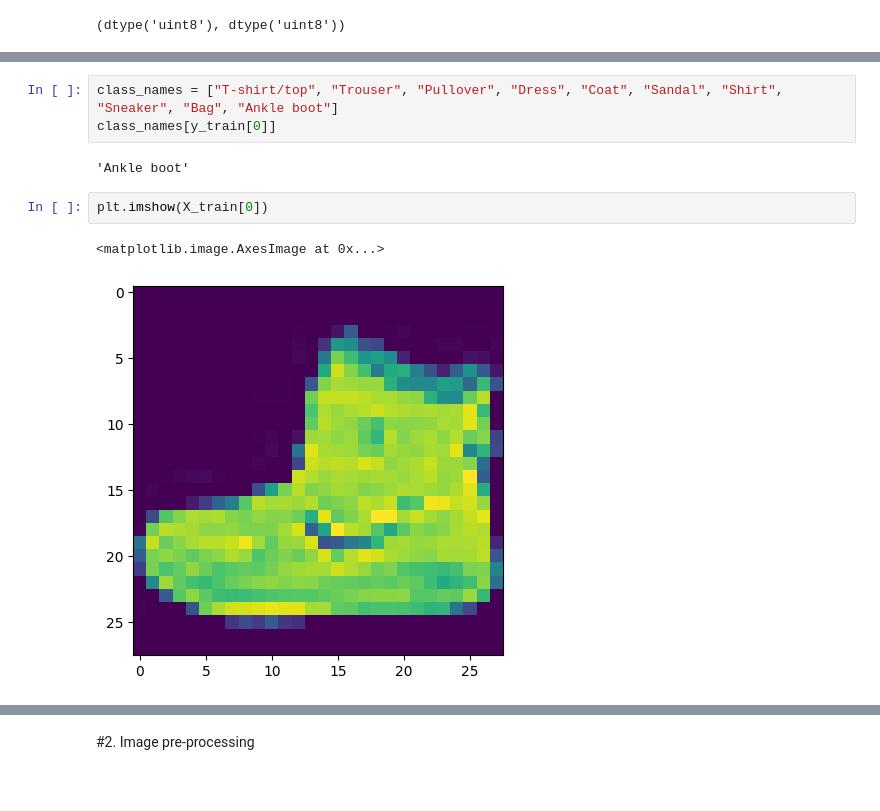
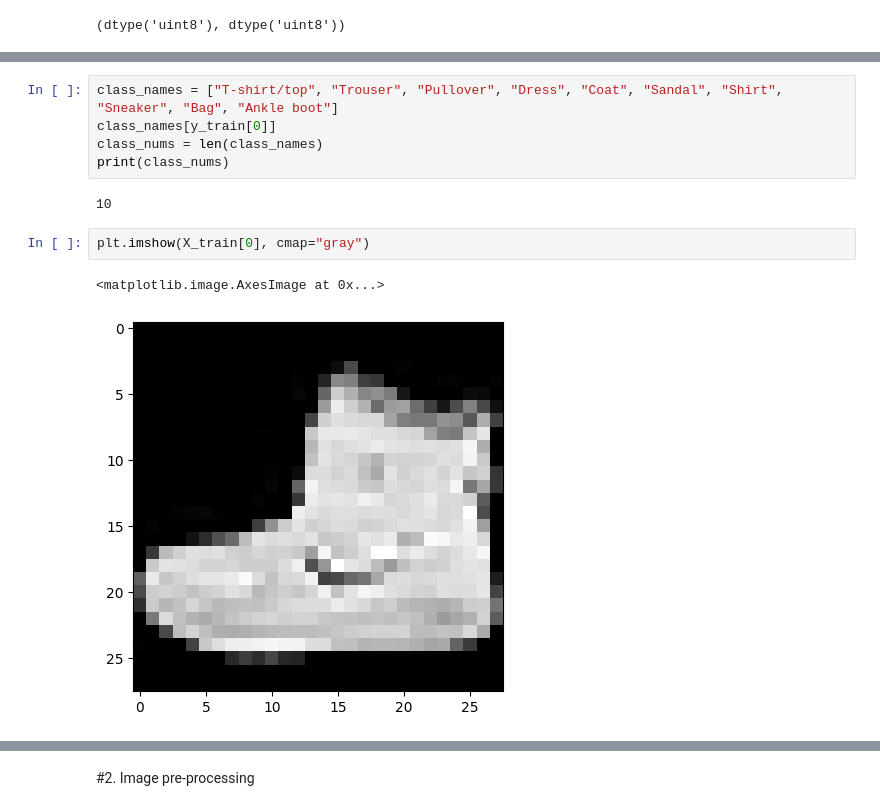
Before and after one commit to NguyenVanHien8502/image-classification, a Jupyter notebook: fashion_mnist.ipynb, the cells around one changed output, grey strips where cells are left out. Saved outputs shown, nothing was run; the diff lists cells and outputs as text.

```diff
--- a/fashion_mnist.ipynb
+++ b/fashion_mnist.ipynb
@@ -42,11 +52,13 @@ X_train[0], y_train[0]
 # %%
 class_names = ["T-shirt/top", "Trouser", "Pullover", "Dress", "Coat", "Sandal", "Shirt", "Sneaker", "Bag", "Ankle boot"]
 class_names[y_train[0]]
+class_nums = len(class_names)
+print(class_nums)
 # %% [output]
-'Ankle boot'
+10
 # %%
-plt.imshow(X_train[0])
+plt.imshow(X_train[0], cmap="gray")
 # %% [output]
 <matplotlib.image.AxesImage at 0x...>
-[figure, old version]
+[figure, new version]
 # %%
```
Also changed, not shown: parts of 32 cells of this notebook.
